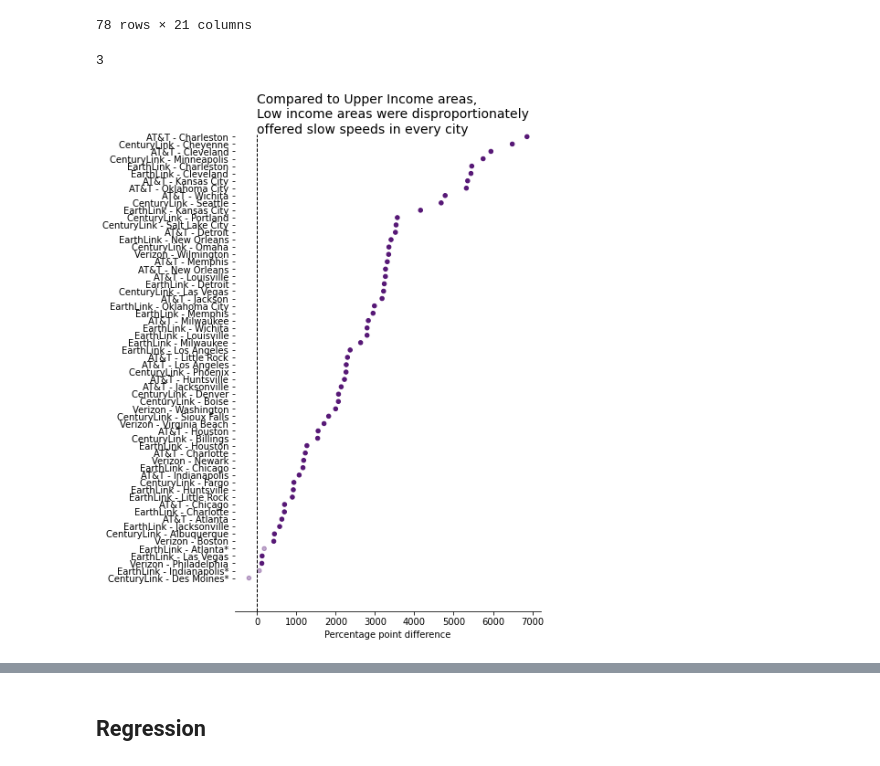
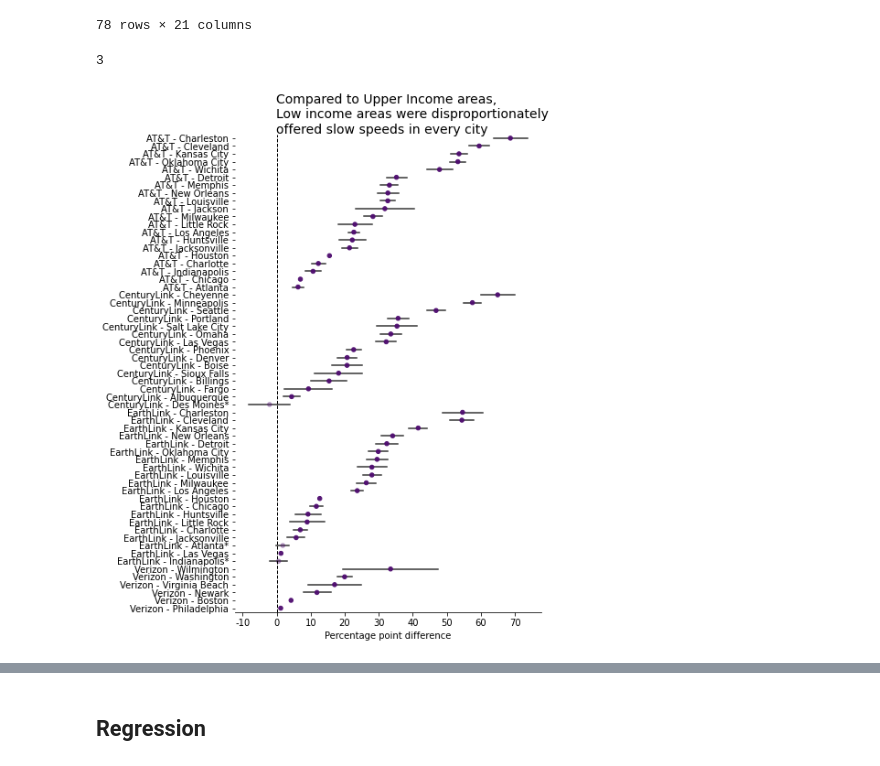
Before and after one commit to the-markup/investigation-isp, a Jupyter notebook: notebooks/3-statistical-tests-and-regression.ipynb, the cells around one changed output, grey strips where cells are left out. Drawn from its saved outputs; the diff is of its cells as text; code cells hidden in the pictures.

```diff
--- a/notebooks/3-statistical-tests-and-regression.ipynb
+++ b/notebooks/3-statistical-tests-and-regression.ipynb
@@ -52,7 +52,7 @@ inputs = {
 }
 
 # params
-recalculate = False
+recalculate = True
 threshold = 0.05
 n_jobs = 20
 # %%
@@ -631,15 +631,16 @@ def plot_observed(to_plot, iv='income', fn=None, title=None, ylim=60.5):
     p_value = f'p_value_{iv}'
     to_plot['Observed'] = to_plot[f'prop_slow_{iv}_delta']
     to_plot_ = to_plot[~to_plot['Observed'].isnull()].copy()
+    to_plot_.sort_values(by=['isp', 'Observed'], ascending=[True, False], inplace=True)
 
     to_plot_['Observed'] = to_plot_['Observed'] * 100
     to_plot_['Lower bound'] = to_plot_.apply(lambda x:
                                           (x[f'prop_slow_{iv}_delta'] - x[f'prop_slow_{iv}_ci']) * 100 if
-                                          x[f'prop_slow_{iv}_ci'] else None,
+                                          x[f'prop_slow_{iv}_ci'] > .015 else None,
                                           axis=1)
     to_plot_['Upper bound']= to_plot_.apply(lambda x:
                                           (x[f'prop_slow_{iv}_delta'] + x[f'prop_slow_{iv}_ci']) * 100 if
-                                          x[f'prop_slow_{iv}_ci'] else None,
+                                          x[f'prop_slow_{iv}_ci'] > .015 else None,
                                           axis=1)
 
     n_not_sig = len(to_plot_[to_plot_[p_value] >= 0.05])
@@ -653,12 +654,19 @@ def plot_observed(to_plot, iv='income', fn=None, title=None, ylim=60.5):
                                             axis=1)
     to_plot_['major_city_isp'] = to_plot_.apply(lambda x: x['isp'] + ' - ' + x['major_city'], axis=1)
 
-    to_plot_ = to_plot_.sort_values(by=['Observed'], ascending=False)
+#     to_plot_ = to_plot_.sort_values(by=['Observed'], ascending=False)
 #     print(to_plot_.head(13))
     ax = to_plot_.plot(y='major_city_isp', x='Observed',
                       color=color_1,
                       alpha = [bool2alpha.get(_) for _ in to_plot_[p_value] < 0.05],
                       kind='scatter', figsize=(6, 10))
+
+    x1 = to_plot_['Lower bound'].tolist()
+    x2 = to_plot_['Upper bound'].tolist()
+    n = to_plot_['major_city_isp'].tolist()
+    for i in range(0, len(x1)):
+        ax.plot([x1[i], x2[i]], [n[i], n[i]], '-',
+                color='black', zorder=-1, alpha=.8)
 
     to_plot_['isp'] = pd.Categorical(to_plot_['isp'], ["AT&T", "EarthLink", "CenturyLink", "Verizon"])
     to_plot_ = to_plot_.sort_values(by=['isp','Observed'],
@@ -678,7 +686,7 @@ def plot_observed(to_plot, iv='income', fn=None, title=None, ylim=60.5):
 
     ax.set_ylabel("")
     labels = ax.get_xticks().tolist()
-    labels = [int(_* 100) for _ in labels]
+    labels = [int(_) for _ in labels]
     # labels[0] = "0%"
     ax.set_xticklabels(labels)
     ax.set_xlabel("Percentage point difference")
@@ -694,11 +702,11 @@ def plot_observed(to_plot, iv='income', fn=None, title=None, ylim=60.5):
     ax.set_ylim(bottom=ylim)
 # %%
 plot_observed(table, iv='income', fn=fn_observed_income,
-              ylim=64.5,
+              ylim=60.5,
               title = "Compared to Upper Income areas,\nLow income areas were disproportionately\noffered slow speeds in every city",)
 # %% [output]
 3
-[figure, old version]
+[figure, new version]
 # %%
 plot_observed(table, iv='race', fn=fn_observed_race, ylim=55.5,
               title = f"Compared to Whiter counterparts,\nthe Least White Areas were Disproportionately\nOffered Slow Speeds in Almost Every City")
```
Also changed, not shown: parts of 11 cells of this notebook, 12 other files.
